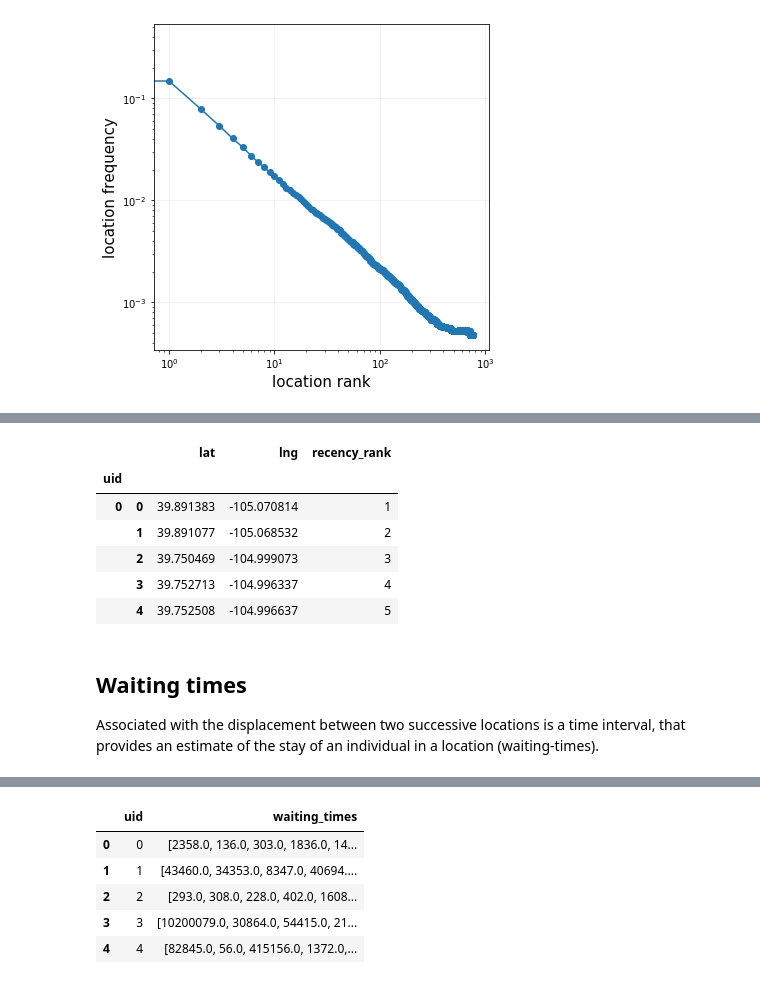
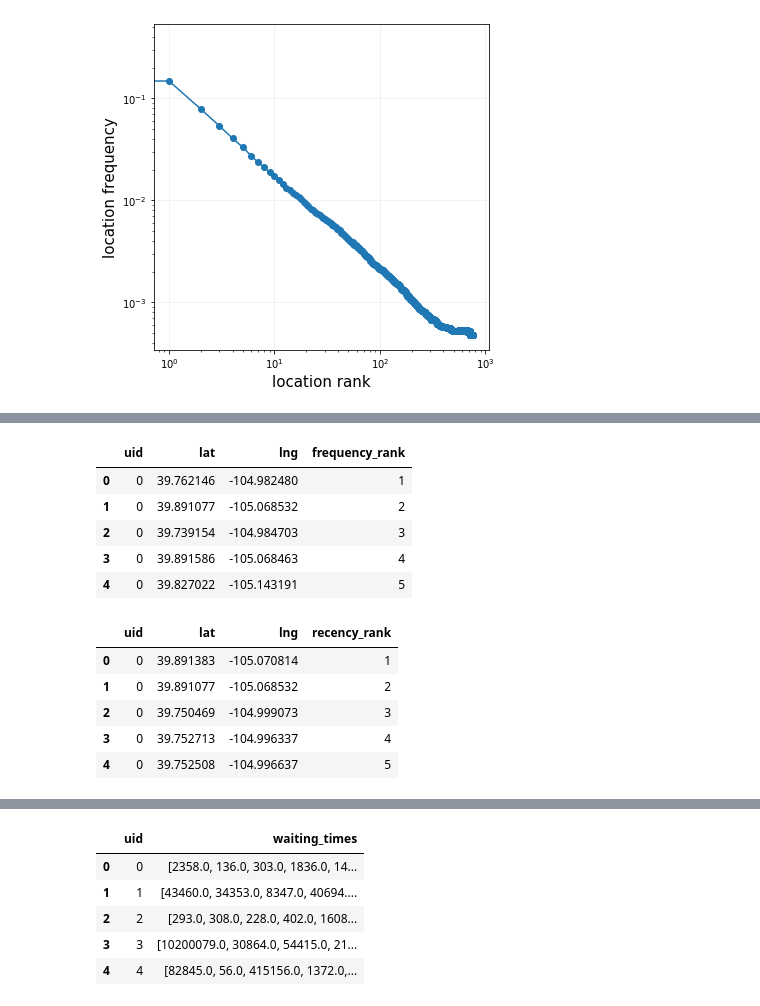
Before and after one commit to scikit-mobility/scikit-mobility, a Jupyter notebook: tutorial/2_measures_skmob_tutorial.ipynb, the cells around one changed output, grey strips where cells are left out. Drawn from its saved outputs; the diff is of its cells as text; code cells hidden in the pictures.

```diff
--- a/tutorial/2_measures_skmob_tutorial.ipynb
+++ b/tutorial/2_measures_skmob_tutorial.ipynb
@@ -367,13 +374,20 @@ frequency_rank(tdf).head()
-# %%
-recency_rank(tdf).head()
-# %% [output]
-|  |  | lat | lng | recency_rank |
-| uid |  |  |  |  |
-| 0 | 0 | 39.891383 | -105.070814 | 1 |
-|  | 1 | 39.891077 | -105.068532 | 2 |
-|  | 2 | 39.750469 | -104.999073 | 3 |
-|  | 3 | 39.752713 | -104.996337 | 4 |
-|  | 4 | 39.752508 | -104.996637 | 5 |
-# %% [markdown]
-## Waiting times
-Associated with the displacement between two successive locations is a time interval, that provides an estimate of the stay of an individual in a location (waiting-times).
+# %%
+fr_df = frequency_rank(tdf).reset_index().drop('level_1', axis=1)
+fr_df.head()
+# %% [output]
+|  | uid | lat | lng | frequency_rank |
+| 0 | 0 | 39.762146 | -104.982480 | 1 |
+| 1 | 0 | 39.891077 | -105.068532 | 2 |
+| 2 | 0 | 39.739154 | -104.984703 | 3 |
+| 3 | 0 | 39.891586 | -105.068463 | 4 |
+| 4 | 0 | 39.827022 | -105.143191 | 5 |
+# %%
+rr_df = recency_rank(tdf).reset_index().drop('level_1', axis=1)
+rr_df.head()
+# %% [output]
+|  | uid | lat | lng | recency_rank |
+| 0 | 0 | 39.891383 | -105.070814 | 1 |
+| 1 | 0 | 39.891077 | -105.068532 | 2 |
+| 2 | 0 | 39.750469 | -104.999073 | 3 |
+| 3 | 0 | 39.752713 | -104.996337 | 4 |
+| 4 | 0 | 39.752508 | -104.996637 | 5 |
```
Also changed, not shown: parts of 42 cells of this notebook.
